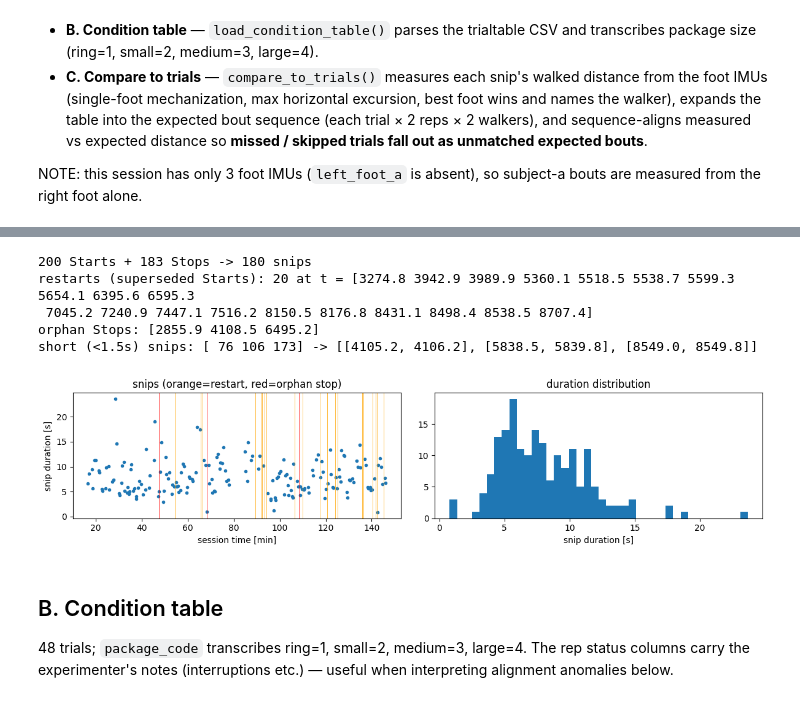
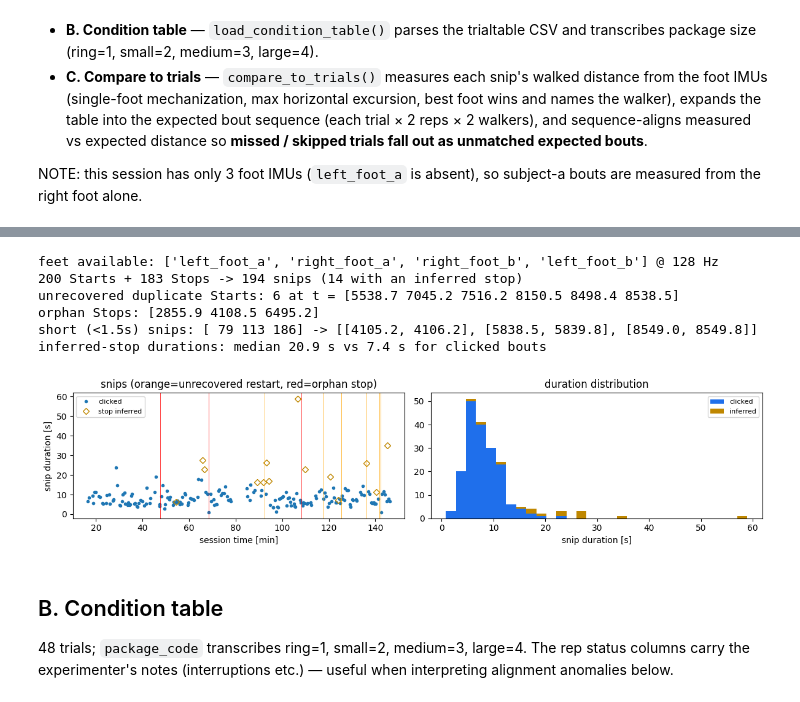
Before and after one commit to jeremydwong/stride_estimation_imu, a Jupyter notebook: demo_brock_dataset2_auto.ipynb, the cells around one changed output, grey strips where cells are left out. Cells and saved outputs as stored; diff of their text form; code cells hidden in the pictures.

```diff
--- a/demo_brock_dataset2_auto.ipynb
+++ b/demo_brock_dataset2_auto.ipynb
@@ -42,6 +42,12 @@ CONDITION_CSV = os.environ.get('STRIDE_TRIALTABLE_FILE',
 
 BOUNDING_WINDOW_S = 30.0   # a Start and its Stop must fall within this window
 MIN_BOUT_S = 1.5           # shorter pairs are flagged as likely accidental presses
+
+# Recover bouts the experimenter STARTED but forgot to end: close them where
+# every foot settles into stance. Set INFER_STOPS = False for clicks-only.
+INFER_STOPS = True
+QUIET_SECONDS = 1.5        # stance long enough to call the bout over
+INFER_MIN_BOUT_S = 2.0     # ignore a settle this soon after the Start
 pd.set_option('display.width', 160)
 # %% [markdown]
 ## A. Events → snips
@@ -53,32 +67,48 @@ pairs.
 # %%
+feet = load_available_feet(H5_FILE)
+print('feet available:', list(feet), f'@ {1/next(iter(feet.values())).period:.0f} Hz')
+
 events = load_events(H5_FILE)
 snips, report = automatically_score_movements_from_events(
-    events, bounding_window_s=BOUNDING_WINDOW_S, min_bout_s=MIN_BOUT_S)
+    events, bounding_window_s=BOUNDING_WINDOW_S, min_bout_s=MIN_BOUT_S,
+    data=feet if INFER_STOPS else None, infer_stops=INFER_STOPS,
+    quiet_seconds=QUIET_SECONDS, infer_min_bout_s=INFER_MIN_BOUT_S)
+inferred = report['inferred']
 
 durations = snips[:, 1] - snips[:, 0]
-print(f"{report['n_start']} Starts + {report['n_stop']} Stops -> {report['n_snips']} snips")
-print(f"restarts (superseded Starts): {len(report['restarts'])} at t = {np.round(report['restarts'], 1)}")
+print(f"{report['n_start']} Starts + {report['n_stop']} Stops -> {report['n_snips']} snips "
+      f"({report['n_inferred']} with an inferred stop)")
+print(f"unrecovered duplicate Starts: {len(report['restarts'])} at t = {np.round(report['restarts'], 1)}")
 print(f"orphan Stops: {np.round(report['orphan_stops'], 1)}")
 print(f"short (<{MIN_BOUT_S}s) snips: {report['short']} -> {np.round(snips[report['short']], 1).tolist()}")
+if report['n_inferred']:
+    print(f"inferred-stop durations: median {np.median(durations[inferred]):.1f} s "
+          f"vs {np.median(durations[~inferred]):.1f} s for clicked bouts")
 
 fig, (ax0, ax1) = plt.subplots(1, 2, figsize=(12, 3))
-ax0.plot(snips[:, 0] / 60, durations, '.')
+ax0.plot(snips[~inferred, 0] / 60, durations[~inferred], '.', label='clicked')
+ax0.plot(snips[inferred, 0] / 60, durations[inferred], 'D', mfc='none',
+         color='#bf8700', ms=5, label='stop inferred')
 for t in report['restarts']:
     ax0.axvline(t / 60, color='orange', lw=0.5)
 for t in report['orphan_stops']:
     ax0.axvline(t / 60, color='red', lw=0.5)
 ax0.set_xlabel('session time [min]'); ax0.set_ylabel('snip duration [s]')
-ax0.set_title('snips (orange=restart, red=orphan stop)')
-ax1.hist(durations, bins=40)
+ax0.set_title('snips (orange=unrecovered restart, red=orphan stop)')
+ax0.legend(fontsize=8)
+ax1.hist([durations[~inferred], durations[inferred]], bins=30, stacked=True,
+         color=['#1f6feb', '#bf8700'], label=['clicked', 'inferred'])
 ax1.set_xlabel('snip duration [s]'); ax1.set_title('duration distribution')
+ax1.legend(fontsize=8)
 plt.tight_layout()
 # %% [output]
-200 Starts + 183 Stops -> 180 snips
-restarts (superseded Starts): 20 at t = [3274.8 3942.9 3989.9 5360.1 5518.5 5538.7 5599.3 5654.1 6395.6 6595.3
- 7045.2 7240.9 7447.1 7516.2 8150.5 8176.8 8431.1 8498.4 8538.5 8707.4]
+feet available: ['left_foot_a', 'right_foot_a', 'right_foot_b', 'left_foot_b'] @ 128 Hz
+200 Starts + 183 Stops -> 194 snips (14 with an inferred stop)
+unrecovered duplicate Starts: 6 at t = [5538.7 7045.2 7516.2 8150.5 8498.4 8538.5]
 orphan Stops: [2855.9 4108.5 6495.2]
-short (<1.5s) snips: [ 76 106 173] -> [[4105.2, 4106.2], [5838.5, 5839.8], [8549.0, 8549.8]]
+short (<1.5s) snips: [ 79 113 186] -> [[4105.2, 4106.2], [5838.5, 5839.8], [8549.0, 8549.8]]
+inferred-stop durations: median 20.9 s vs 7.4 s for clicked bouts
-[figure, old version]
+[figure, new version]
 # %% [markdown]
 ## B. Condition table
 
```
Also changed, not shown: parts of 7 cells of this notebook, 3 other files.
